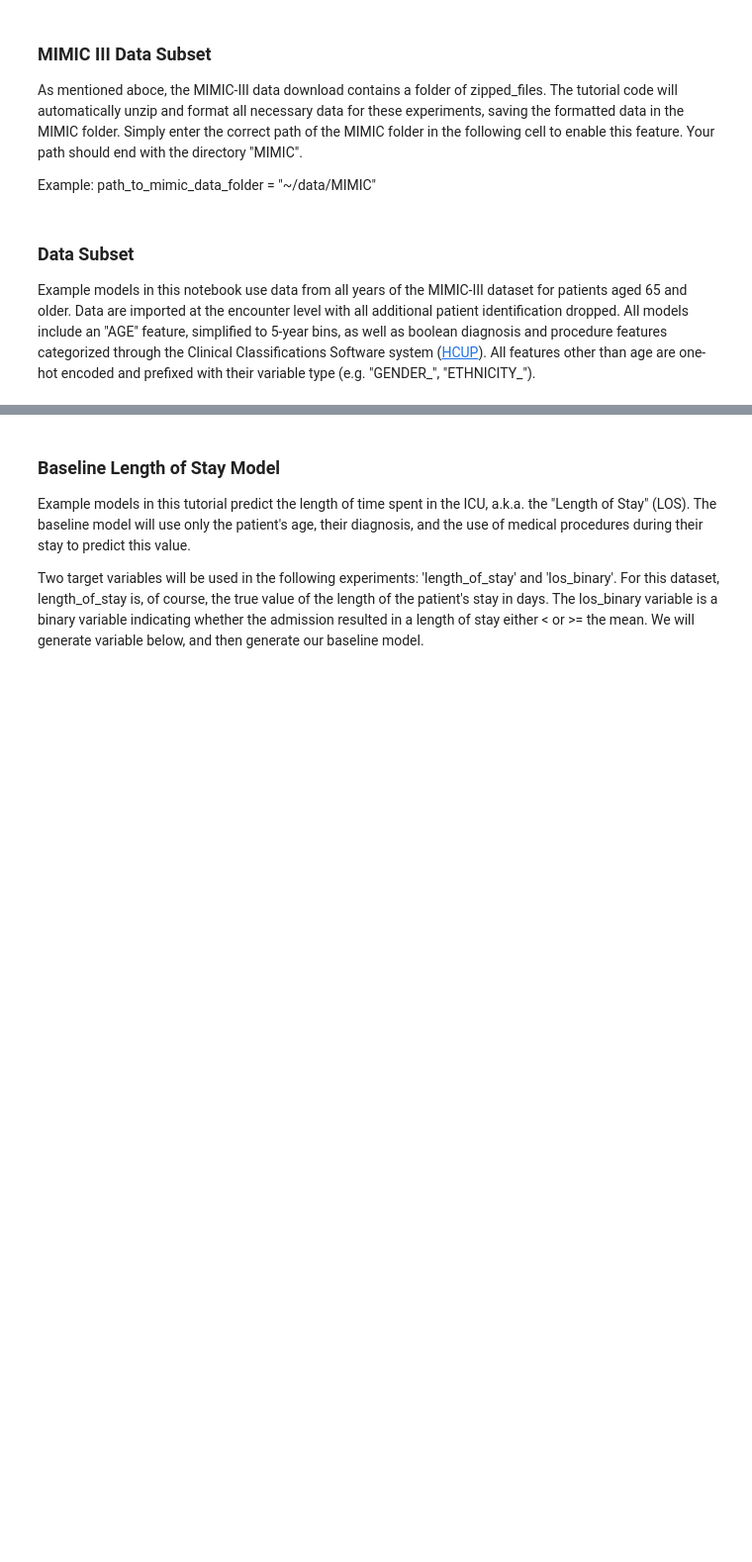
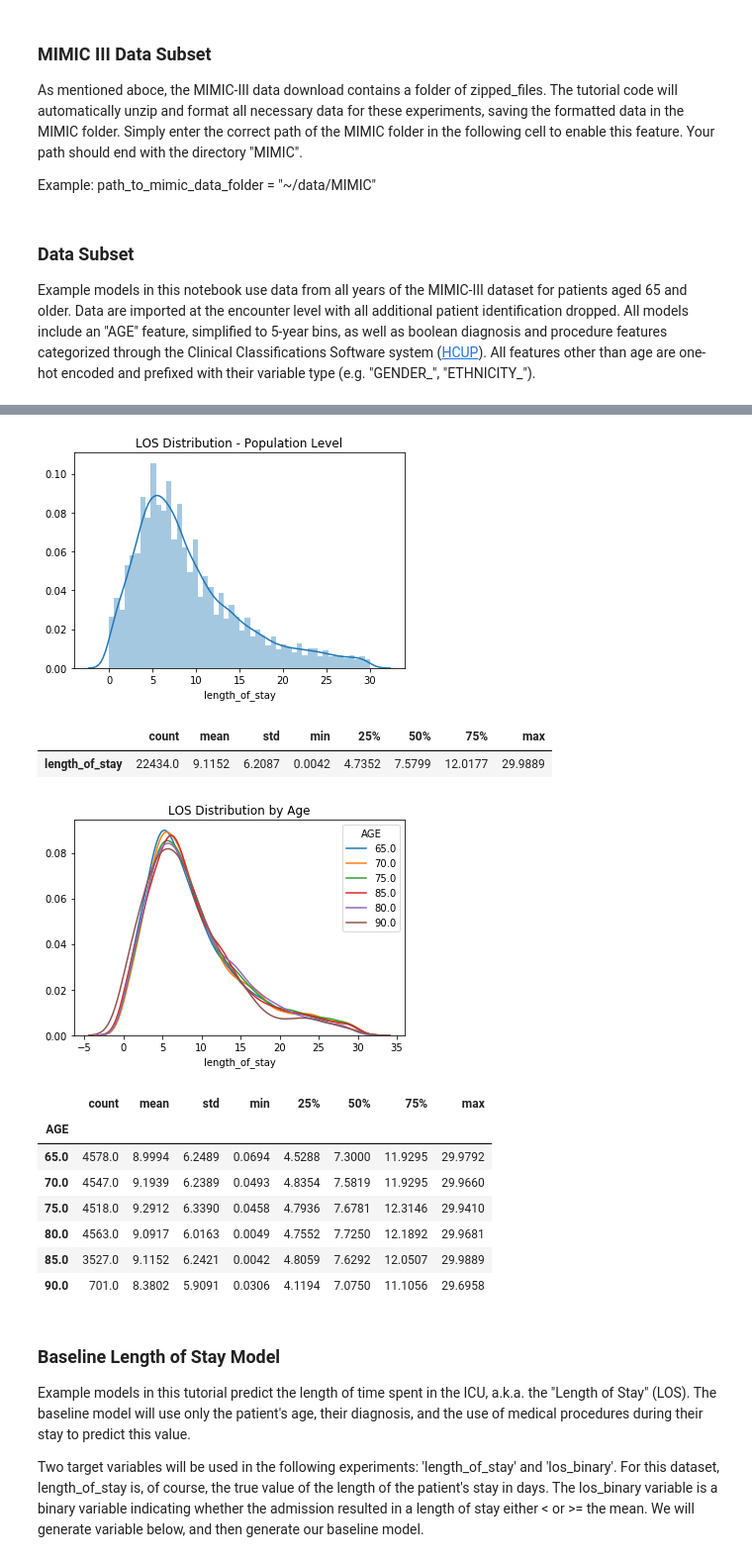
Before and after one commit to KenSciResearch/fairMLHealth, a Jupyter notebook: kdd_fairness_bias/kdd_fairness_in_healthcare_tutorial.ipynb, the cells around one changed output, grey strips where cells are left out. Shown at 99% size. Cells and saved outputs as stored; diff of their text form; code cells hidden in the pictures; blank space fills up the shorter version.

```diff
--- a/kdd_fairness_bias/kdd_fairness_in_healthcare_tutorial.ipynb
+++ b/kdd_fairness_bias/kdd_fairness_in_healthcare_tutorial.ipynb
@@ -80,4 +80,33 @@ df.head()
 5 rows × 650 columns
+# %%
+import seaborn as sns
+import matplotlib.pyplot as plt
+
+
+g = sns.distplot(df['length_of_stay'])
+g.set_title('LOS Distribution - Population Level')
+plt.show()
+display(df[['length_of_stay']].describe().transpose().round(4))
+
+for a in df.AGE.unique():
+    f = sns.distplot(df.loc[df.AGE.eq(a), 'length_of_stay'], label=a, hist=False)
+f.set_title('LOS Distribution by Age')
+f.legend(title="AGE")
+plt.show()
+display(df.groupby('AGE')['length_of_stay'].describe().round(4))
+# %% [output]
+[figure, added]
+|  | count | mean | std | min | 25% | 50% | 75% | max |
+| length_of_stay | 22434.0 | 9.1152 | 6.2087 | 0.0042 | 4.7352 | 7.5799 | 12.0177 | 29.9889 |
+[figure, added]
+|  | count | mean | std | min | 25% | 50% | 75% | max |
+| AGE |  |  |  |  |  |  |  |  |
+| 65.0 | 4578.0 | 8.9994 | 6.2489 | 0.0694 | 4.5288 | 7.3000 | 11.9295 | 29.9792 |
+| 70.0 | 4547.0 | 9.1939 | 6.2389 | 0.0493 | 4.8354 | 7.5819 | 11.9295 | 29.9660 |
+| 75.0 | 4518.0 | 9.2912 | 6.3390 | 0.0458 | 4.7936 | 7.6781 | 12.3146 | 29.9410 |
+| 80.0 | 4563.0 | 9.0917 | 6.0163 | 0.0049 | 4.7552 | 7.7250 | 12.1892 | 29.9681 |
+| 85.0 | 3527.0 | 9.1152 | 6.2421 | 0.0042 | 4.8059 | 7.6292 | 12.0507 | 29.9889 |
+| 90.0 | 701.0 | 8.3802 | 5.9091 | 0.0306 | 4.1194 | 7.0750 | 11.1056 | 29.6958 |
 # %% [markdown]
 ### Baseline Length of Stay Model
 Example models in this tutorial predict the length of time spent in the ICU, a.k.a. the "Length of Stay" (LOS). The baseline model will use only the patient's age, their diagnosis, and the use of medical procedures during their stay to predict this value.
```
Also changed, not shown: parts of 26 cells of this notebook, 3 other files.
